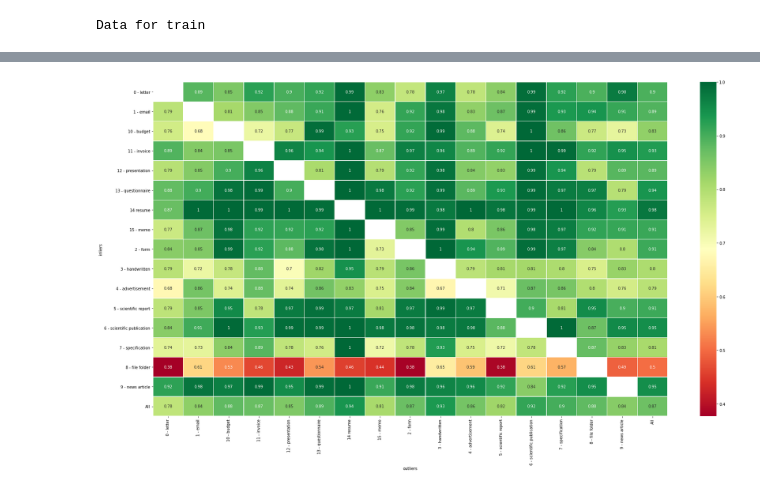
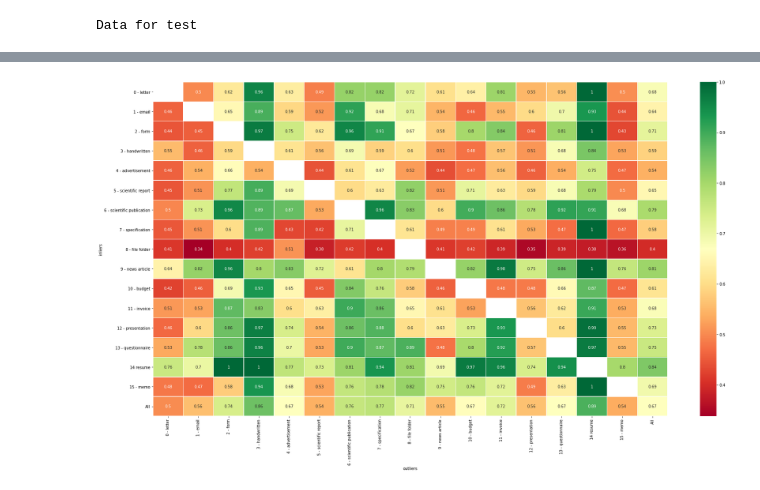
Before and after one commit to pschonev/deepanomaly4docs, a Jupyter notebook: notebooks/results_supervised.ipynb, the cells around one changed output, grey strips where cells are left out. Drawn from its saved outputs; the diff is of its cells as text; code cells hidden in the pictures.

Commit message:
corrected order of rows/columns for pivot tables

```diff
--- a/notebooks/results_supervised.ipynb
+++ b/notebooks/results_supervised.ipynb
@@ -2,10 +2,11 @@
 import pandas as pd
 import seaborn as sns
 from matplotlib import pyplot as plt
+from natsort import natsorted, order_by_index, index_natsorted
 %matplotlib inline
 
 plt.figure(figsize=(30,16))
-data = "train"
+data = "test"
 inliers = "inliers"
 outliers = "outliers"
 score = "f1_macro"
@@ -26,8 +27,12 @@ df = df.where(df.data == data).dropna()
 
 df = df[[score, inliers, outliers]]
 df = df.pivot_table(columns=outliers, index=inliers, values=score, margins=True)
+
+df = df.reindex(index=order_by_index(df.index, index_natsorted(df.index)))
+df = df.reindex(natsorted(df.columns), axis=1)
+
 print(f"Data for {data}")
 sns.heatmap(df, cmap='RdYlGn', linewidths=0.5, annot=True)
 df
 # %% [output]
-Data for train
+Data for test
@@ -53,4 +58,4 @@ Data for train
-[figure, old version]
+[figure, new version]
 # %%
 import pandas as pd
 import seaborn as sns
```
Also changed, not shown: parts of 3 cells of this notebook, 3 other files.
